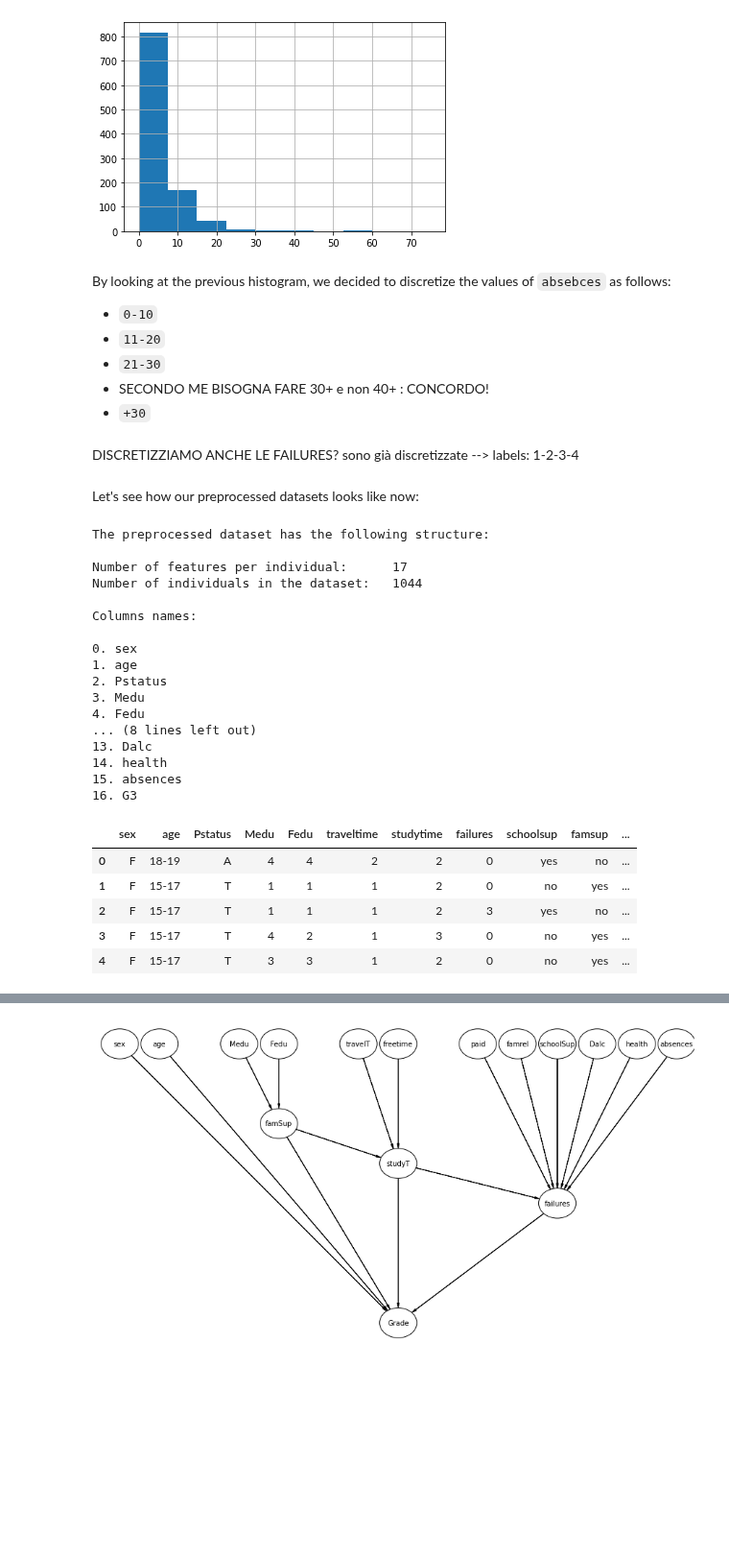
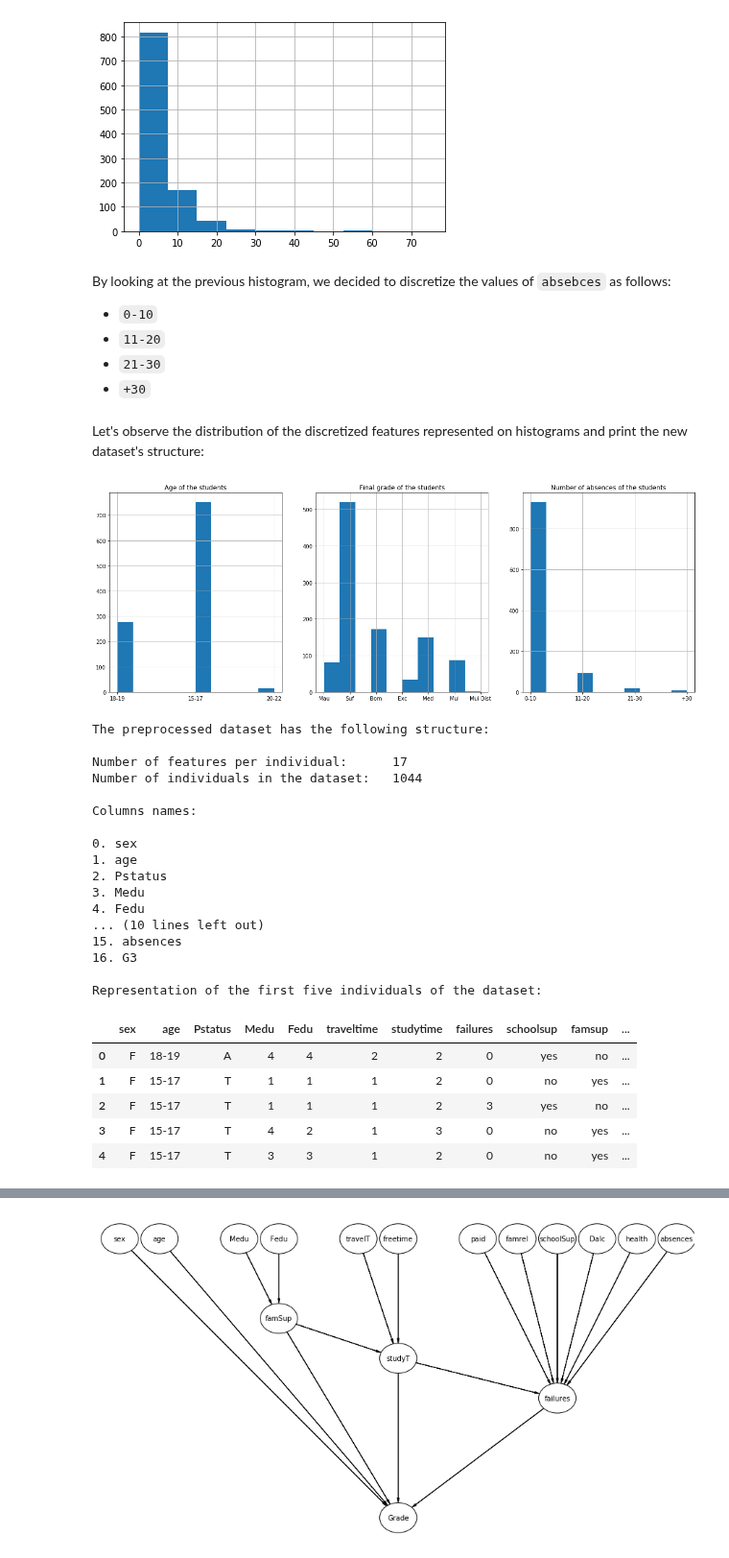
Before and after one commit to Mikalb98/StudentAnalysis-BayesianNetwork, a Jupyter notebook: Bayesian Model.ipynb, the cells around one changed output, grey strips where cells are left out. Shown at 96% size. Drawn from its saved outputs; the diff is of its cells as text; code cells hidden in the pictures; blank space fills up the shorter version.

```diff
--- a/Bayesian Model.ipynb
+++ b/Bayesian Model.ipynb
@@ -373,13 +376,22 @@ There are 1 students that obtained Muito bom con distincao e louvor
 # %% [markdown]
 Now lets create the bins and check if some error occured by comparing the number of students in each newly created group with the numbers computed in the last cell of code:
 # %%
-ordered_labels = ["Mau|Poor",
+'''ordered_labels = ["Mau|Poor",
                   "Mediocre|Poor",
                   "Suficiente|sufficient",
                   "Bom|Good",
                   "Muito Bom|Very Good",
                   "Excelente|Excellent",
                   "Muito bom con distincao e louvor|very good with distinction and honors"
+                 ]'''
+
+ordered_labels = ["Mau",
+                  "Med",
+                  "Suf",
+                  "Bom",
+                  "Mui",
+                  "Exc",
+                  "Mui Dist"
                  ]
 
 df_new['G3'] = pd.cut(x = df_new['G3'],
@@ -466,24 +478,35 @@ By looking at the previous histogram, we decided to discretize the values of `ab
 - `0-10`
 - `11-20`
 - `21-30`
-- SECONDO ME BISOGNA FARE 30+ e non 40+ : CONCORDO!
 - `+30`
 # %%
-ordered_labels = ["0-10","11-20", "21-30", "31-40", "+40"]
+ordered_labels = ["0-10","11-20", "21-30", "+30"]
 
 df_new['absences'] = pd.cut(x = df_new['absences'],
-                            bins = [np.min(df_new['absences']),10,20,30,40,np.max(df_new['absences'])],
+                            bins = [np.min(df_new['absences']),10,20,30,np.max(df_new['absences'])],
                             labels = ordered_labels,
                             right = True,
                             include_lowest = True)
 
 df_new['absences'] = df_new['absences'].astype(str)
-# %% [markdown]
-DISCRETIZZIAMO ANCHE LE FAILURES? sono già discretizzate --> labels: 1-2-3-4
 # %% [markdown]
-Let's see how our preprocessed datasets looks like now:
+Let's observe the distribution of the discretized features represented on histograms and print the new dataset's structure:
+# %%
+discretized = [df_new['age'], df_new['G3'], df_new['absences']]
+titles = ["Age of the students", "Final grade of the students", "Number of absences of the students"]
+
+fig, x = plt.subplots(1, len(discretized), figsize=(20, 7))
+
+for i in range(len(x)):
+    x[i].hist(discretized[i])
+    x[i].grid(True)
+    x[i].set_title(titles[i])
+
+fig.show()
+# %% [output]
+[figure, added]
 # %%
-#Preprocessed dataset's structure info
+#Preprocessed dataset's structure info:
 print("The preprocessed dataset has the following structure:\n")
 print(f"Number of features per individual:\t{len(df_new.columns)}")
 print(f"Number of individuals in the dataset:\t{len(df_new)}")
@@ -492,6 +515,7 @@ print(f"\nColumns names:\n")
 for i in range(len(df_new.columns)):
     print(f"{i}. {df_new.columns[i]}")
 
+print("\nRepresentation of the first five individuals of the dataset:")
 df_new.head()
 # %% [output]
 The preprocessed dataset has the following structure:
@@ -506,11 +530,11 @@ Columns names:
 2. Pstatus
 3. Medu
 4. Fedu
-... (8 lines left out)
-13. Dalc
-14. health
+... (10 lines left out)
 15. absences
 16. G3
+
+Representation of the first five individuals of the dataset:
 |  | sex | age | Pstatus | Medu | Fedu | traveltime | studytime | failures | schoolsup | famsup | ... |
 | 0 | F | 18-19 | A | 4 | 4 | 2 | 2 | 0 | yes | no | ... |
 | 1 | F | 15-17 | T | 1 | 1 | 1 | 2 | 0 | no | yes | ... |
```
Also changed, not shown: parts of 18 cells of this notebook.
